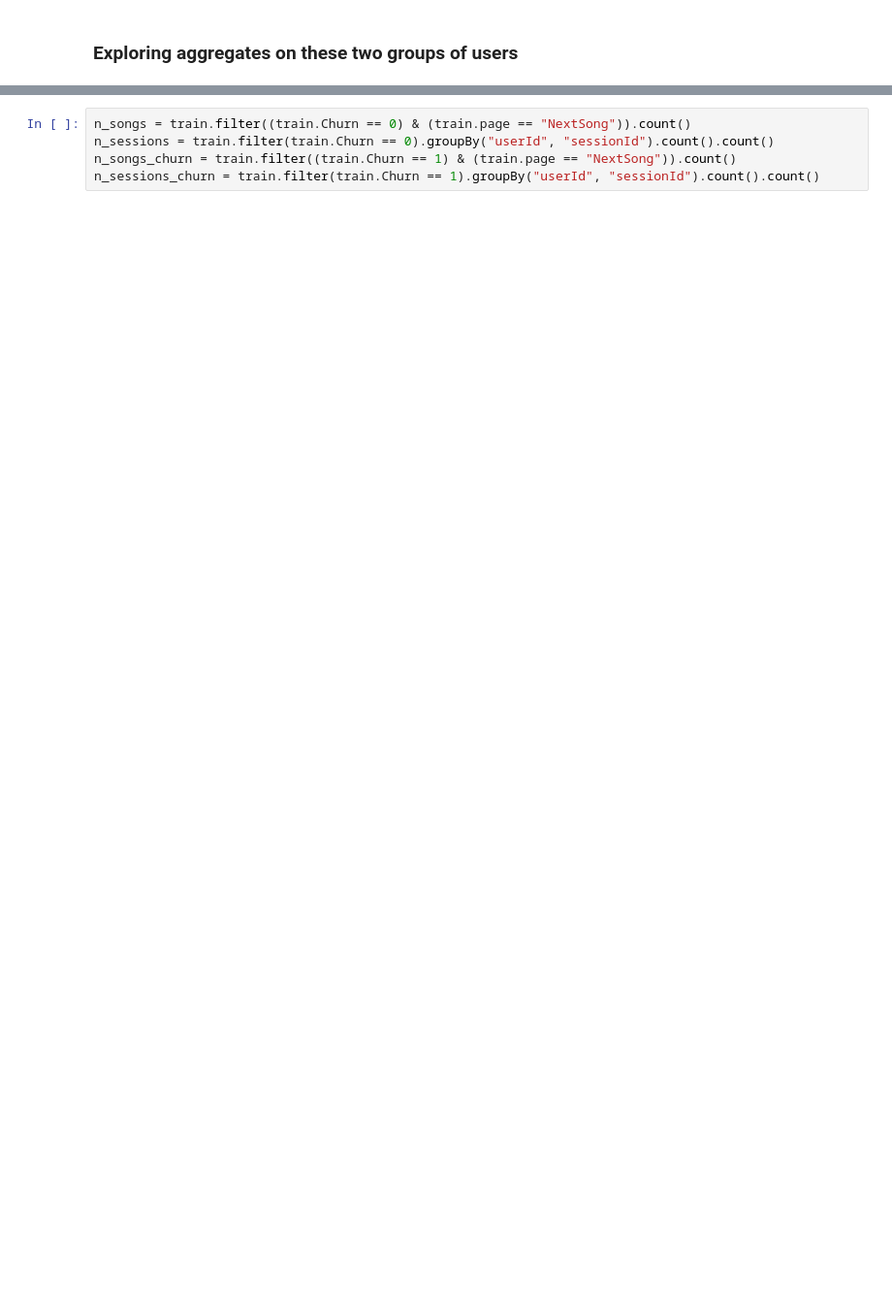
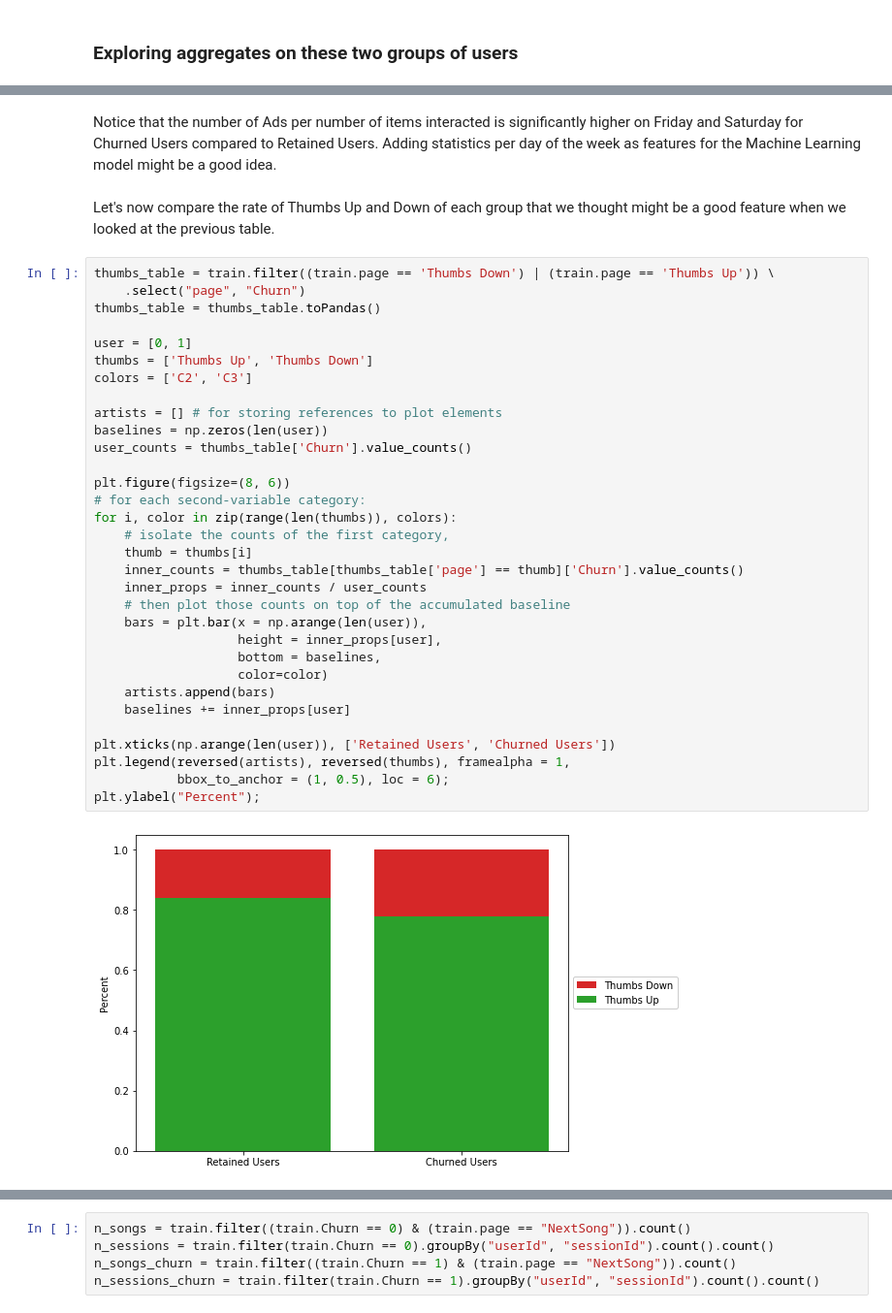
Before and after one commit to JosephArcila/Predicting_User_Cancelation_with_Spark, a Jupyter notebook: Sparkify.ipynb, the cells around one changed output, grey strips where cells are left out. Shown at 97% size. Cells and saved outputs as stored; diff of their text form; blank space fills up the shorter version.

```diff
--- a/Sparkify.ipynb
+++ b/Sparkify.ipynb
@@ -607,0 +495,38 @@ We can see some trends in how many songs our users played in different hours of
+# %% [markdown]
+Notice that the number of Ads per number of items interacted is significantly higher on Friday and Saturday for Churned Users compared to Retained Users. Adding statistics per day of the week as features for the Machine Learning model might be a good idea.
+# %% [markdown]
+Let's now compare the rate of Thumbs Up and Down of each group that we thought might be a good feature when we looked at the previous table.
+# %%
+thumbs_table = train.filter((train.page == 'Thumbs Down') | (train.page == 'Thumbs Up')) \
+    .select("page", "Churn")
+thumbs_table = thumbs_table.toPandas()
+
+user = [0, 1]
+thumbs = ['Thumbs Up', 'Thumbs Down']
+colors = ['C2', 'C3']
+
+artists = [] # for storing references to plot elements
+baselines = np.zeros(len(user))
+user_counts = thumbs_table['Churn'].value_counts()
+
+plt.figure(figsize=(8, 6))
+# for each second-variable category:
+for i, color in zip(range(len(thumbs)), colors):
+    # isolate the counts of the first category,
+    thumb = thumbs[i]
+    inner_counts = thumbs_table[thumbs_table['page'] == thumb]['Churn'].value_counts()
+    inner_props = inner_counts / user_counts
+    # then plot those counts on top of the accumulated baseline
+    bars = plt.bar(x = np.arange(len(user)),
+                   height = inner_props[user],
+                   bottom = baselines,
+                   color=color)
+    artists.append(bars)
+    baselines += inner_props[user]
+
+plt.xticks(np.arange(len(user)), ['Retained Users', 'Churned Users'])
+plt.legend(reversed(artists), reversed(thumbs), framealpha = 1,
+           bbox_to_anchor = (1, 0.5), loc = 6);
+plt.ylabel("Percent");
+# %% [output]
+[figure, added]
```
Also changed, not shown: parts of 200 cells of this notebook.
